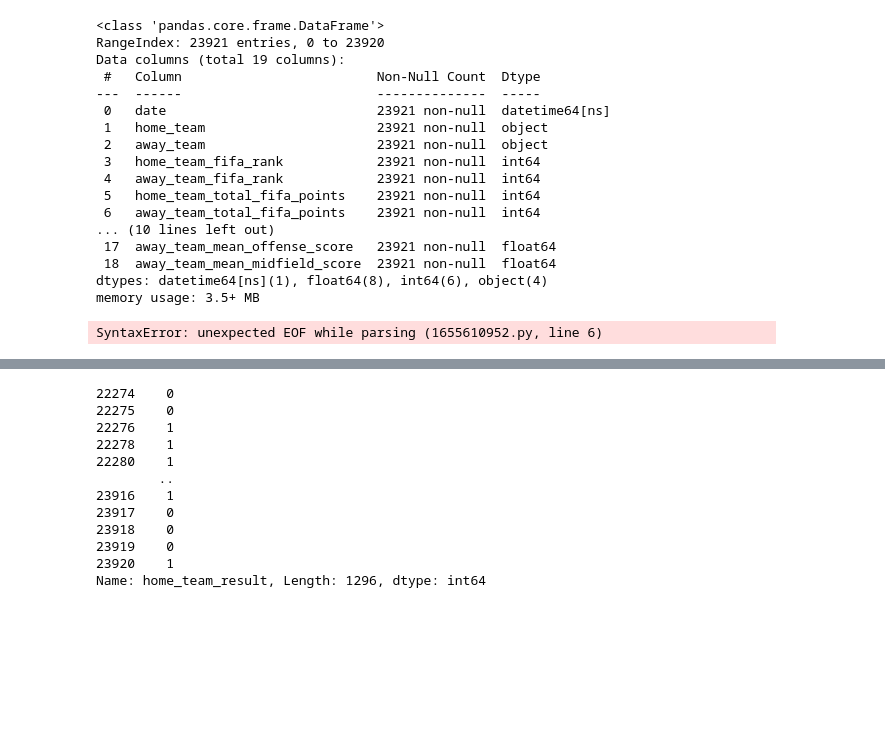
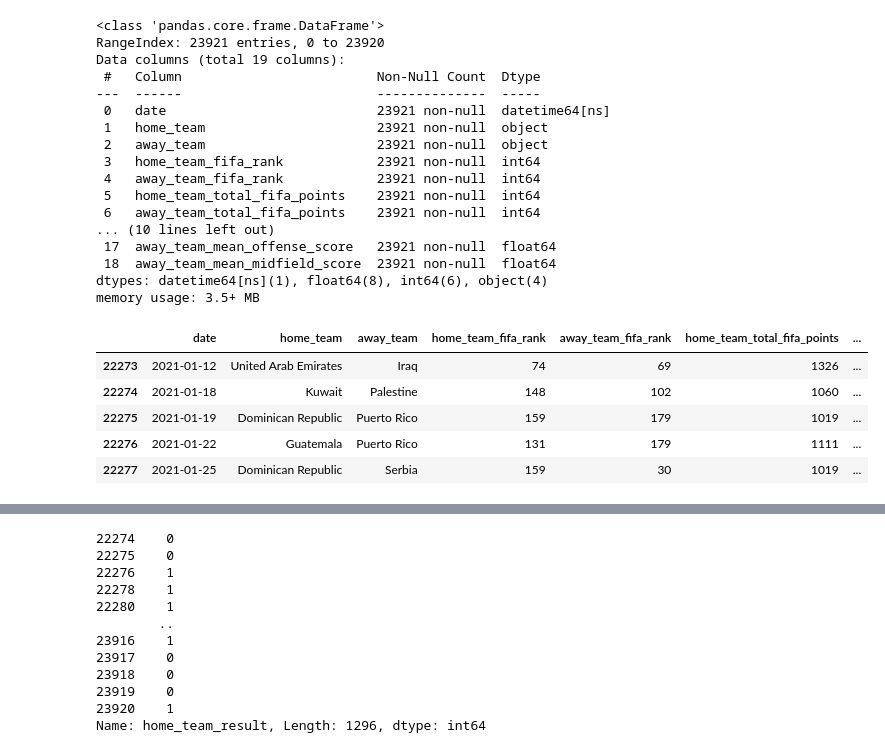
Before and after one commit to cdisall/WorldCup2022, a Jupyter notebook: QuarterFinals.ipynb, the cells around one changed output, grey strips where cells are left out. Drawn from its saved outputs; the diff is of its cells as text; code cells hidden in the pictures; blank space fills up the shorter version.

```diff
--- a/QuarterFinals.ipynb
+++ b/QuarterFinals.ipynb
@@ -141,11 +142,16 @@ memory usage: 3.5+ MB
 # %%
 # Only look at recent games
 recent = '2021-01-01'
 cur_data = data[data['date']>recent]
 # Remove date column
 data.drop(['date'], axis = 1)
-cur_data.head(
+cur_data.head()
 # %% [output]
-SyntaxError: unexpected EOF while parsing (1655610952.py, line 6)
+|  | date | home_team | away_team | home_team_fifa_rank | away_team_fifa_rank | home_team_total_fifa_points | ... |
+| 22273 | 2021-01-12 | United Arab Emirates | Iraq | 74 | 69 | 1326 | ... |
+| 22274 | 2021-01-18 | Kuwait | Palestine | 148 | 102 | 1060 | ... |
+| 22275 | 2021-01-19 | Dominican Republic | Puerto Rico | 159 | 179 | 1019 | ... |
+| 22276 | 2021-01-22 | Guatemala | Puerto Rico | 131 | 179 | 1111 | ... |
+| 22277 | 2021-01-25 | Dominican Republic | Serbia | 159 | 30 | 1019 | ... |
 # %%
 # Find data relating to remaining teams
```
Also changed, not shown: parts of 24 cells of this notebook, 2 other files.
